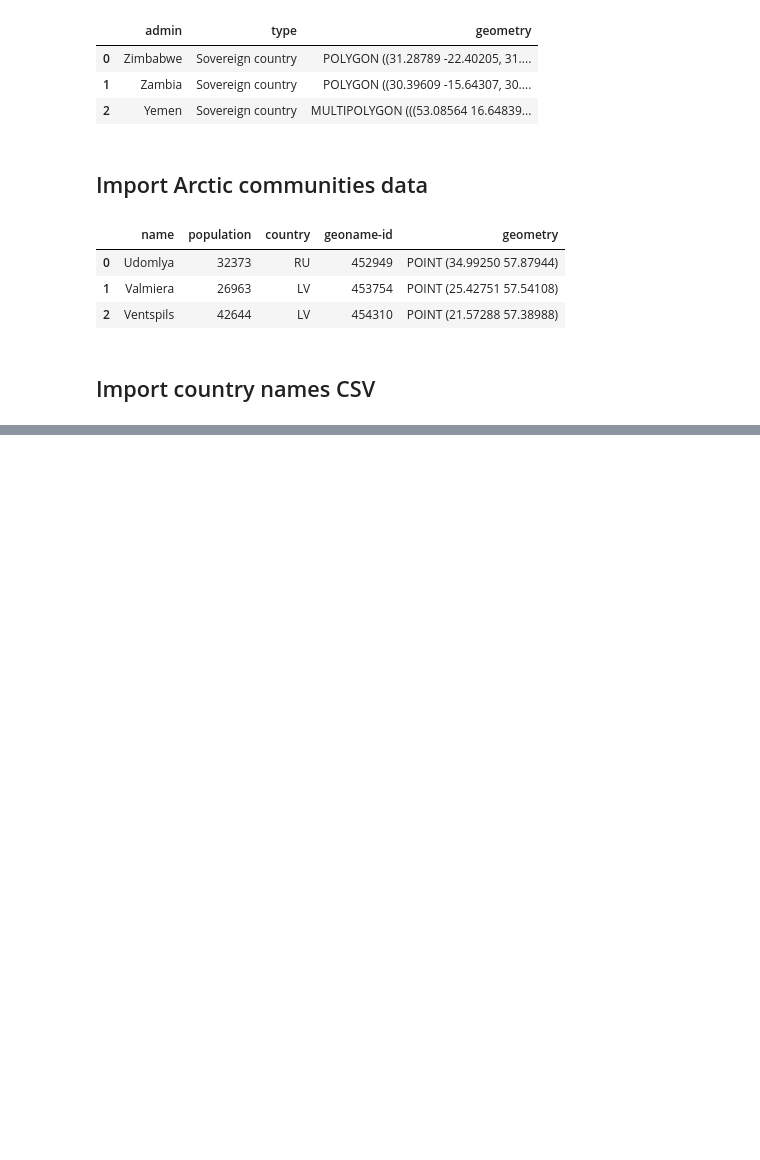
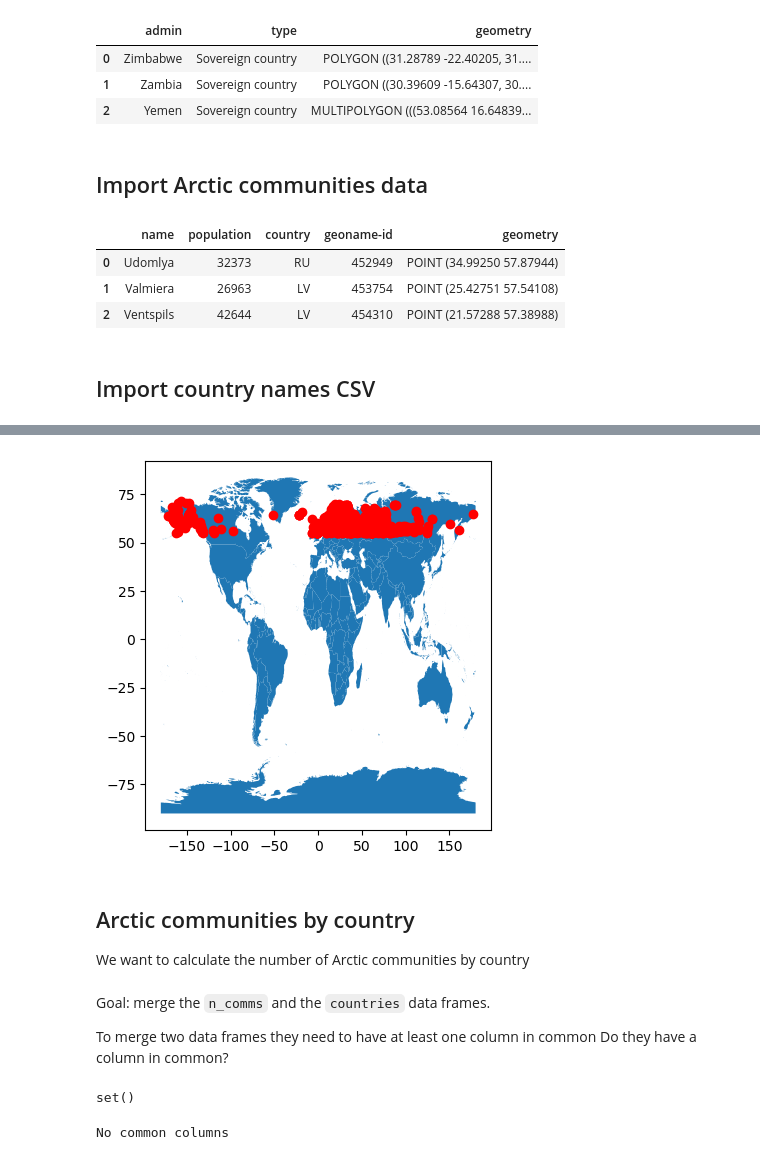
Before and after one commit to sarahhinkley/eds220-inclass, a Jupyter notebook: week6/week-6-merge-reproject-STUDENTS.ipynb, the cells around one changed output, grey strips where cells are left out. Saved outputs shown, nothing was run; the diff lists cells and outputs as text; code cells hidden in the pictures; blank space fills up the shorter version.

Commit message:
End of 9:30am - merge/reproject arctic communities

```diff
--- a/week6/week-6-merge-reproject-STUDENTS.ipynb
+++ b/week6/week-6-merge-reproject-STUDENTS.ipynb
@@ -69,0 +98,12 @@ country_names.head(3)
+# %%
+fig, ax = plt.subplots()
+
+countries.plot(ax=ax)
+communities.plot(ax=ax, color='red')
+plt.show()
+# %% [output]
+[figure, added]
+# %% [markdown]
+## Arctic communities by country
+
+We want to calculate the number of Arctic communities by country
@@ -69,0 +113,26 @@ country_names.head(3)
+# %% [markdown]
+Goal: merge the `n_comms` and the `countries` data frames.
+
+To merge two data frames they need to have at least one column in common
+Do they have a column in common?
+# %%
+# Created a set, a specific type of object in Python
+set(countries.columns)
+
+# Tells us if the two dataframes have any columns in common
+set(countries.columns).intersection(n_comms.columns)
+
+# If it returns an empty set() we know there are no common columns, a common column would appear in the set()
+# %% [output]
+set()
+# %%
+common_columns = set(countries.columns).intersection(n_comms.columns)
+
+# Check if there are any common columns
+
+if len(common_columns) != 0:
+    print(f"Common columns: {common_columns}")
+else:
+    print("No common columns")
+# %% [output]
+No common columns
```
Also changed, not shown: parts of 32 cells of this notebook.
